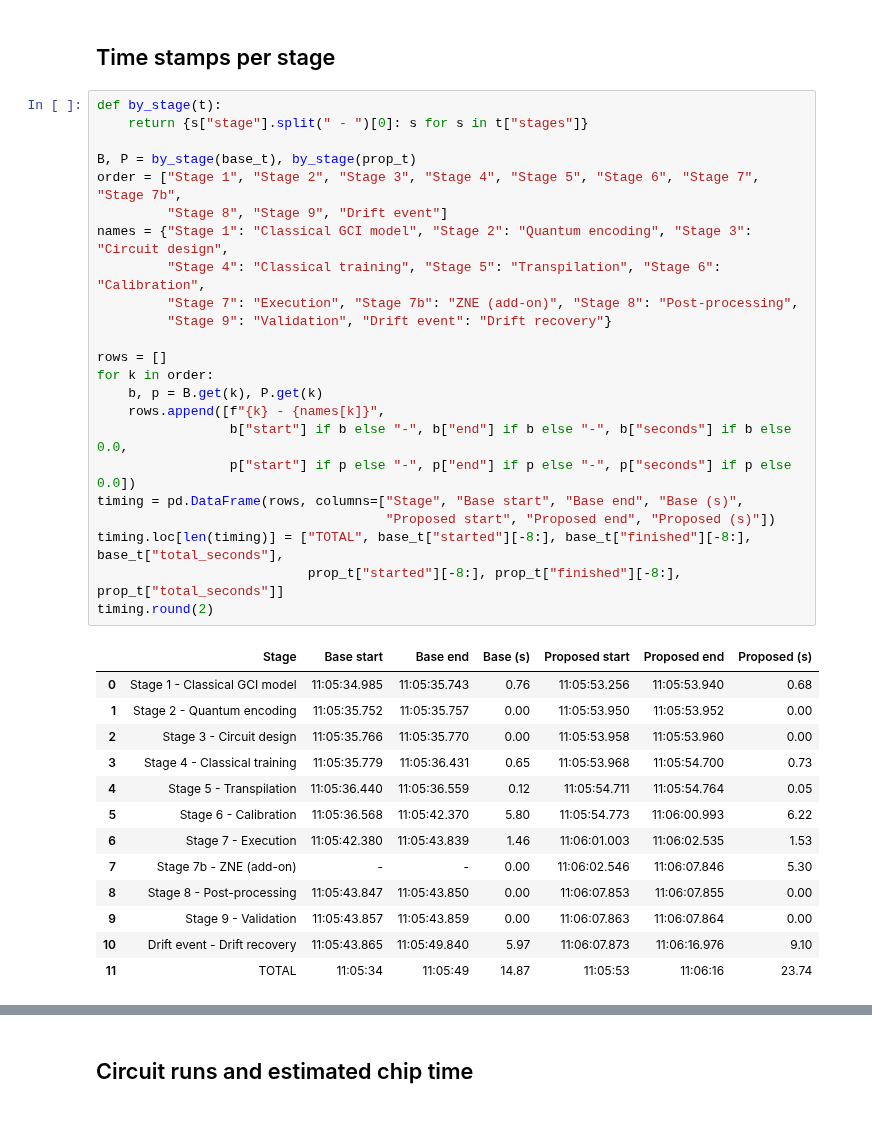
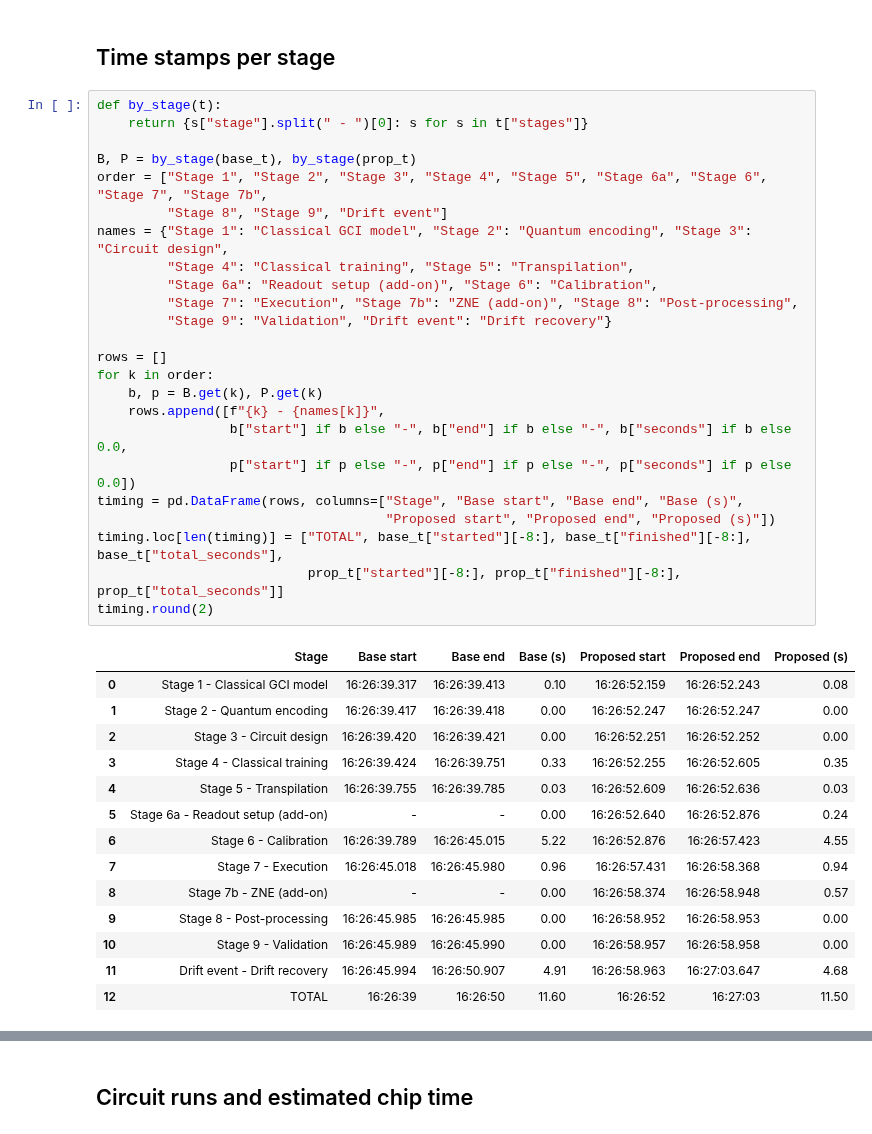
Before and after one commit to muthu-raam-t/quantum-credit-risk-vqc, a Jupyter notebook: comparison.ipynb, the cells around one changed output, grey strips where cells are left out. Cells and saved outputs as stored; diff of their text form.

```diff
--- a/comparison.ipynb
+++ b/comparison.ipynb
@@ -74,40 +74,42 @@ method
 # %%
 def by_stage(t):
     return {s["stage"].split(" - ")[0]: s for s in t["stages"]}
 
 B, P = by_stage(base_t), by_stage(prop_t)
-order = ["Stage 1", "Stage 2", "Stage 3", "Stage 4", "Stage 5", "Stage 6", "Stage 7", "Stage 7b",
+order = ["Stage 1", "Stage 2", "Stage 3", "Stage 4", "Stage 5", "Stage 6a", "Stage 6", "Stage 7", "Stage 7b",
          "Stage 8", "Stage 9", "Drift event"]
 names = {"Stage 1": "Classical GCI model", "Stage 2": "Quantum encoding", "Stage 3": "Circuit design",
-         "Stage 4": "Classical training", "Stage 5": "Transpilation", "Stage 6": "Calibration",
+         "Stage 4": "Classical training", "Stage 5": "Transpilation",
+         "Stage 6a": "Readout setup (add-on)", "Stage 6": "Calibration",
          "Stage 7": "Execution", "Stage 7b": "ZNE (add-on)", "Stage 8": "Post-processing",
          "Stage 9": "Validation", "Drift event": "Drift recovery"}
 
 rows = []
 for k in order:
     b, p = B.get(k), P.get(k)
     rows.append([f"{k} - {names[k]}",
                  b["start"] if b else "-", b["end"] if b else "-", b["seconds"] if b else 0.0,
                  p["start"] if p else "-", p["end"] if p else "-", p["seconds"] if p else 0.0])
 timing = pd.DataFrame(rows, columns=["Stage", "Base start", "Base end", "Base (s)",
                                      "Proposed start", "Proposed end", "Proposed (s)"])
 timing.loc[len(timing)] = ["TOTAL", base_t["started"][-8:], base_t["finished"][-8:], base_t["total_seconds"],
                            prop_t["started"][-8:], prop_t["finished"][-8:], prop_t["total_seconds"]]
 timing.round(2)
 # %% [output]
 |  | Stage | Base start | Base end | Base (s) | Proposed start | Proposed end | Proposed (s) |
-| 0 | Stage 1 - Classical GCI model | 11:05:34.985 | 11:05:35.743 | 0.76 | 11:05:53.256 | 11:05:53.940 | 0.68 |
-| 1 | Stage 2 - Quantum encoding | 11:05:35.752 | 11:05:35.757 | 0.00 | 11:05:53.950 | 11:05:53.952 | 0.00 |
-| 2 | Stage 3 - Circuit design | 11:05:35.766 | 11:05:35.770 | 0.00 | 11:05:53.958 | 11:05:53.960 | 0.00 |
-| 3 | Stage 4 - Classical training | 11:05:35.779 | 11:05:36.431 | 0.65 | 11:05:53.968 | 11:05:54.700 | 0.73 |
-| 4 | Stage 5 - Transpilation | 11:05:36.440 | 11:05:36.559 | 0.12 | 11:05:54.711 | 11:05:54.764 | 0.05 |
-| 5 | Stage 6 - Calibration | 11:05:36.568 | 11:05:42.370 | 5.80 | 11:05:54.773 | 11:06:00.993 | 6.22 |
-| 6 | Stage 7 - Execution | 11:05:42.380 | 11:05:43.839 | 1.46 | 11:06:01.003 | 11:06:02.535 | 1.53 |
-| 7 | Stage 7b - ZNE (add-on) | - | - | 0.00 | 11:06:02.546 | 11:06:07.846 | 5.30 |
-| 8 | Stage 8 - Post-processing | 11:05:43.847 | 11:05:43.850 | 0.00 | 11:06:07.853 | 11:06:07.855 | 0.00 |
-| 9 | Stage 9 - Validation | 11:05:43.857 | 11:05:43.859 | 0.00 | 11:06:07.863 | 11:06:07.864 | 0.00 |
-| 10 | Drift event - Drift recovery | 11:05:43.865 | 11:05:49.840 | 5.97 | 11:06:07.873 | 11:06:16.976 | 9.10 |
-| 11 | TOTAL | 11:05:34 | 11:05:49 | 14.87 | 11:05:53 | 11:06:16 | 23.74 |
+| 0 | Stage 1 - Classical GCI model | 16:26:39.317 | 16:26:39.413 | 0.10 | 16:26:52.159 | 16:26:52.243 | 0.08 |
+| 1 | Stage 2 - Quantum encoding | 16:26:39.417 | 16:26:39.418 | 0.00 | 16:26:52.247 | 16:26:52.247 | 0.00 |
+| 2 | Stage 3 - Circuit design | 16:26:39.420 | 16:26:39.421 | 0.00 | 16:26:52.251 | 16:26:52.252 | 0.00 |
+| 3 | Stage 4 - Classical training | 16:26:39.424 | 16:26:39.751 | 0.33 | 16:26:52.255 | 16:26:52.605 | 0.35 |
+| 4 | Stage 5 - Transpilation | 16:26:39.755 | 16:26:39.785 | 0.03 | 16:26:52.609 | 16:26:52.636 | 0.03 |
+| 5 | Stage 6a - Readout setup (add-on) | - | - | 0.00 | 16:26:52.640 | 16:26:52.876 | 0.24 |
+| 6 | Stage 6 - Calibration | 16:26:39.789 | 16:26:45.015 | 5.22 | 16:26:52.876 | 16:26:57.423 | 4.55 |
+| 7 | Stage 7 - Execution | 16:26:45.018 | 16:26:45.980 | 0.96 | 16:26:57.431 | 16:26:58.368 | 0.94 |
+| 8 | Stage 7b - ZNE (add-on) | - | - | 0.00 | 16:26:58.374 | 16:26:58.948 | 0.57 |
+| 9 | Stage 8 - Post-processing | 16:26:45.985 | 16:26:45.985 | 0.00 | 16:26:58.952 | 16:26:58.953 | 0.00 |
+| 10 | Stage 9 - Validation | 16:26:45.989 | 16:26:45.990 | 0.00 | 16:26:58.957 | 16:26:58.958 | 0.00 |
+| 11 | Drift event - Drift recovery | 16:26:45.994 | 16:26:50.907 | 4.91 | 16:26:58.963 | 16:27:03.647 | 4.68 |
+| 12 | TOTAL | 16:26:39 | 16:26:50 | 11.60 | 16:26:52 | 16:27:03 | 11.50 |
 # %%
 labels = [names[k] for k in order]
 b_sec = [B[k]["seconds"] if k in B else 0.0 for k in order]
```
Also changed, not shown: parts of 6 cells of this notebook.
